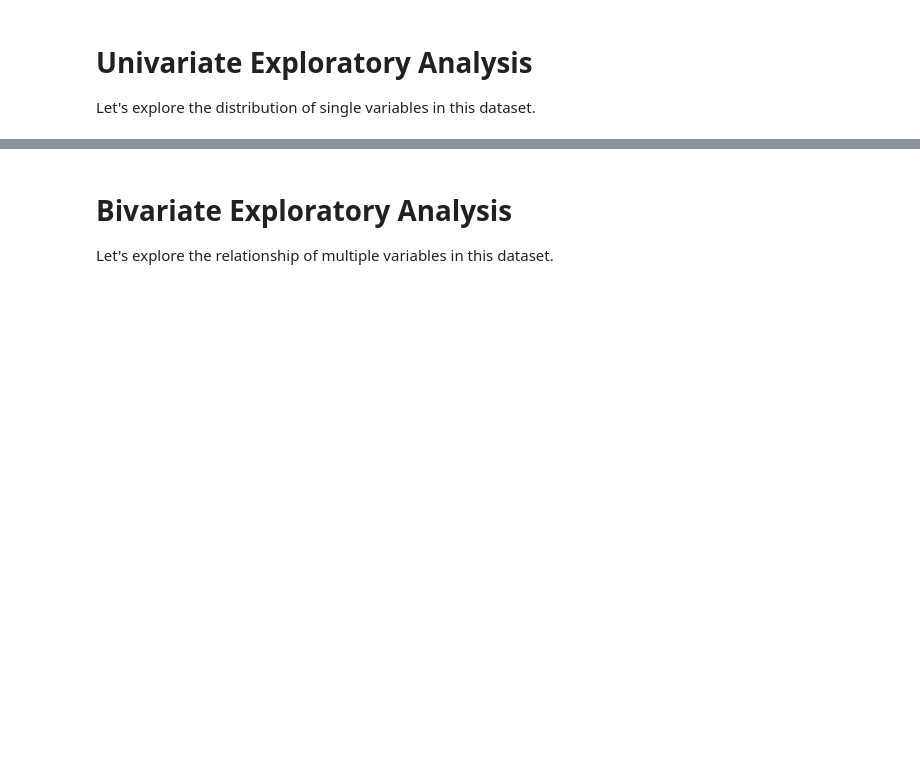
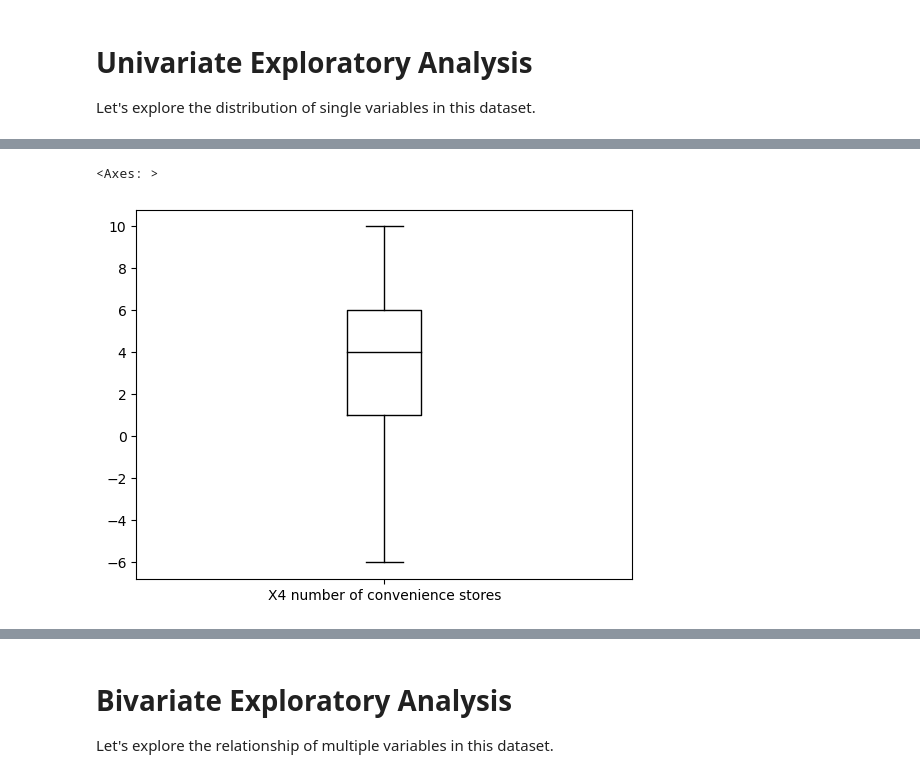
Before and after one commit to gayanes/rental-pricing-explore-challenging, a Jupyter notebook: code/data_prep/01explore.ipynb, the cells around one changed output, grey strips where cells are left out. Cells and saved outputs as stored; diff of their text form; code cells hidden in the pictures; blank space fills up the shorter version.

```diff
--- a/code/data_prep/01explore.ipynb
+++ b/code/data_prep/01explore.ipynb
@@ -90,0 +111,6 @@ Let's explore the distribution of single variables in this dataset.
+# %%
+df.boxplot(column='X4 number of convenience stores', grid=False, color='black', showfliers=False) # Without outliers
+# df.boxplot(column='X4 number of convenience stores', grid=False, color='black') # With outliers
+# %% [output]
+<Axes: >
+[figure, added]
```
Also changed, not shown: parts of 10 cells of this notebook.
